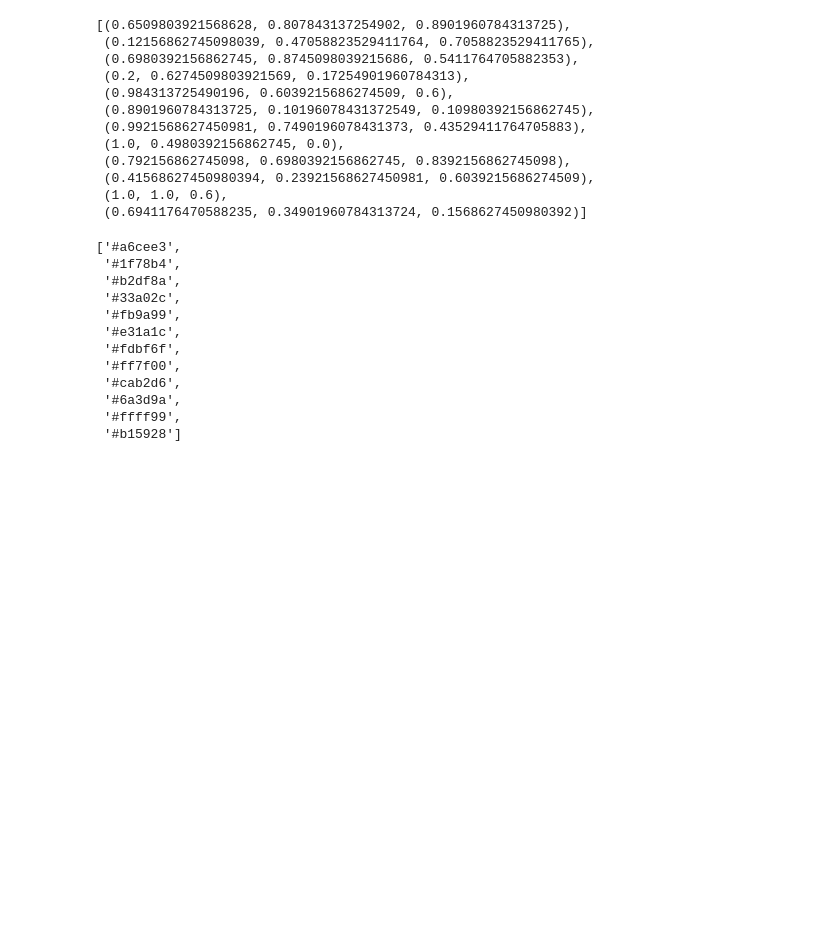
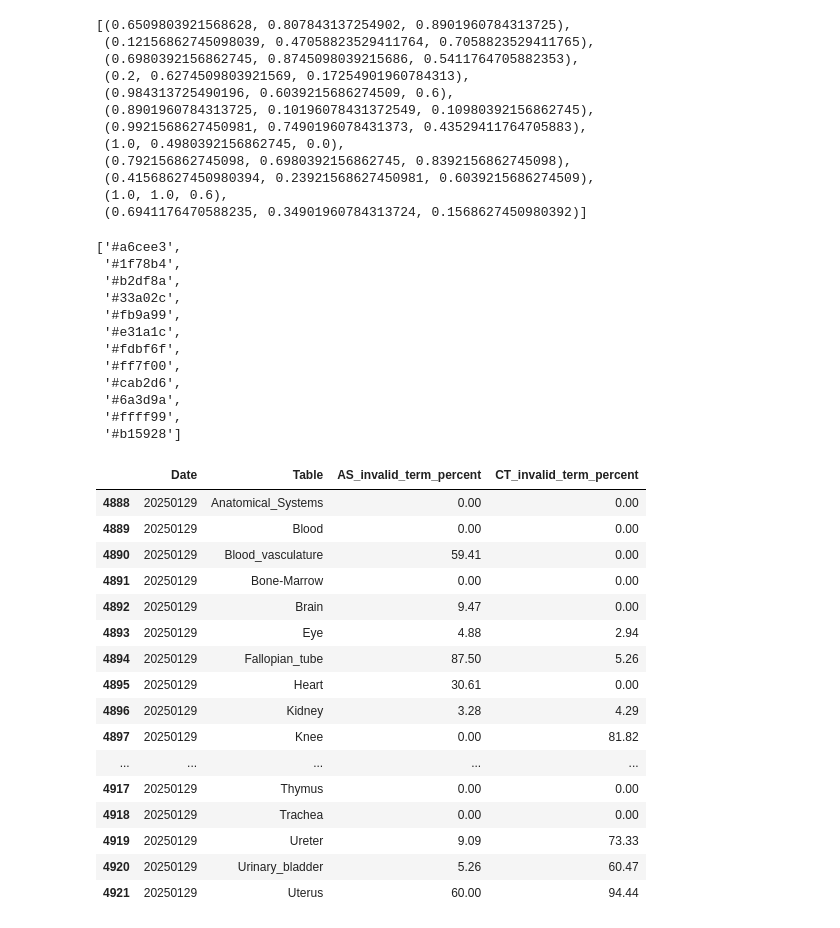
Before and after one commit to cns-iu/hra-kg-supporting-information, a Jupyter notebook: notebooks/hra-kg-technical-validation.ipynb, the cells around one changed output. Cells and saved outputs as stored; diff of their text form; code cells hidden in the pictures; blank space fills up the shorter version.

```diff
--- a/notebooks/hra-kg-technical-validation.ipynb
+++ b/notebooks/hra-kg-technical-validation.ipynb
@@ -601,3 +587,26 @@ hex_values
  '#6a3d9a',
  '#ffff99',
  '#b15928']
+# %%
+# get stats for examples to highlight
+df_latest = merged_df[
+    merged_df['Date'] == merged_df['Date'].max()]
+df_latest
+# %% [output]
+|  | Date | Table | AS_invalid_term_percent | CT_invalid_term_percent |
+| 4888 | 20250129 | Anatomical_Systems | 0.00 | 0.00 |
+| 4889 | 20250129 | Blood | 0.00 | 0.00 |
+| 4890 | 20250129 | Blood_vasculature | 59.41 | 0.00 |
+| 4891 | 20250129 | Bone-Marrow | 0.00 | 0.00 |
+| 4892 | 20250129 | Brain | 9.47 | 0.00 |
+| 4893 | 20250129 | Eye | 4.88 | 2.94 |
+| 4894 | 20250129 | Fallopian_tube | 87.50 | 5.26 |
+| 4895 | 20250129 | Heart | 30.61 | 0.00 |
+| 4896 | 20250129 | Kidney | 3.28 | 4.29 |
+| 4897 | 20250129 | Knee | 0.00 | 81.82 |
+| ... | ... | ... | ... | ... |
+| 4917 | 20250129 | Thymus | 0.00 | 0.00 |
+| 4918 | 20250129 | Trachea | 0.00 | 0.00 |
+| 4919 | 20250129 | Ureter | 9.09 | 73.33 |
+| 4920 | 20250129 | Urinary_bladder | 5.26 | 60.47 |
+| 4921 | 20250129 | Uterus | 60.00 | 94.44 |
```
Also changed, not shown: parts of 11 cells of this notebook, 1 other file.
